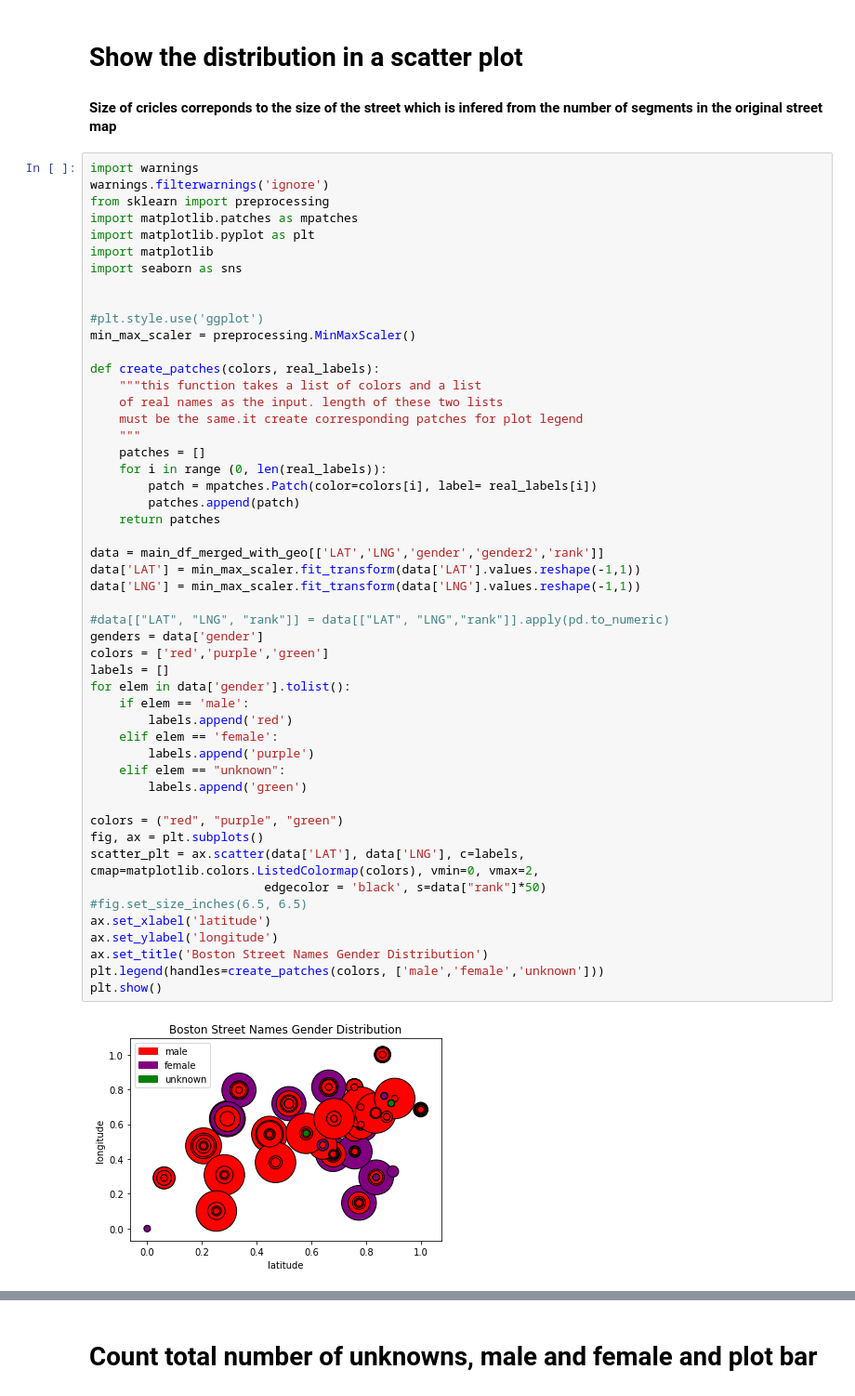
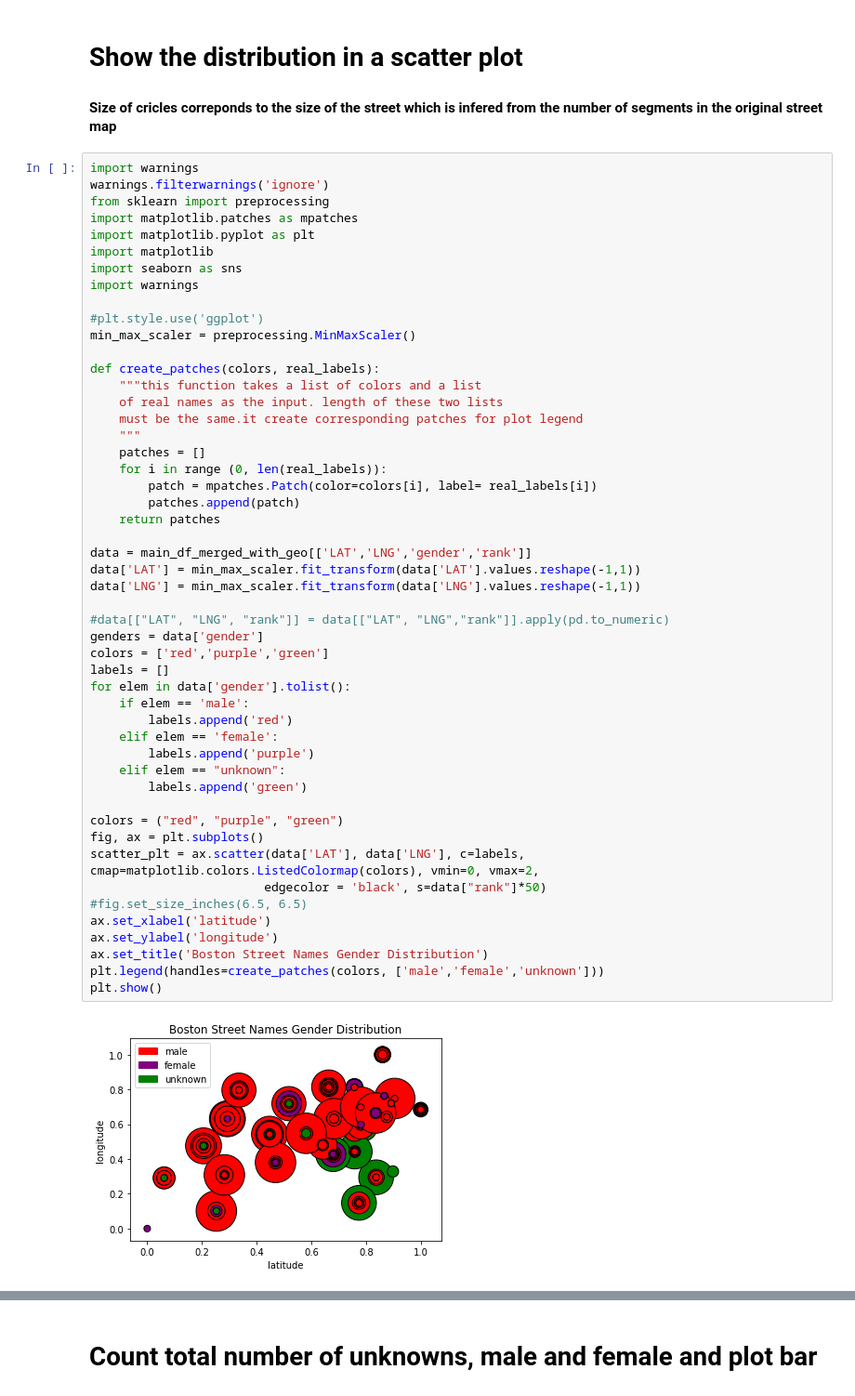
Before and after one commit to asadeg02/506-project, a Jupyter notebook: Untitled.ipynb, the cells around one changed output, grey strips where cells are left out. Shown: that part at 93% size. Saved outputs shown, nothing was run; the diff lists cells and outputs as text.

```diff
--- a/Untitled.ipynb
+++ b/Untitled.ipynb
@@ -209,7 +207,7 @@ import matplotlib.patches as mpatches
 import matplotlib.pyplot as plt
 import matplotlib
 import seaborn as sns
-
+import warnings
 
 #plt.style.use('ggplot')
 min_max_scaler = preprocessing.MinMaxScaler()
@@ -224,32 +222,32 @@ def create_patches(colors, real_labels):
         patch = mpatches.Patch(color=colors[i], label= real_labels[i])
         patches.append(patch)
     return patches
 
-data = main_df_merged_with_geo[['LAT','LNG','gender','gender2','rank']]
+data = main_df_merged_with_geo[['LAT','LNG','gender','rank']]
 data['LAT'] = min_max_scaler.fit_transform(data['LAT'].values.reshape(-1,1))
 data['LNG'] = min_max_scaler.fit_transform(data['LNG'].values.reshape(-1,1))
 
 #data[["LAT", "LNG", "rank"]] = data[["LAT", "LNG","rank"]].apply(pd.to_numeric)
 genders = data['gender']
 colors = ['red','purple','green']
 labels = []
 for elem in data['gender'].tolist():
     if elem == 'male':
         labels.append('red')
     elif elem == 'female':
         labels.append('purple')
     elif elem == "unknown":
         labels.append('green')
 
 colors = ("red", "purple", "green")
 fig, ax = plt.subplots()
 scatter_plt = ax.scatter(data['LAT'], data['LNG'], c=labels, cmap=matplotlib.colors.ListedColormap(colors), vmin=0, vmax=2,
                         edgecolor = 'black', s=data["rank"]*50)
 #fig.set_size_inches(6.5, 6.5)
 ax.set_xlabel('latitude')
 ax.set_ylabel('longitude')
 ax.set_title('Boston Street Names Gender Distribution')
 plt.legend(handles=create_patches(colors, ['male','female','unknown']))
 plt.show()
 # %% [output]
-[figure, old version]
+[figure, new version]
```
Also changed, not shown: parts of 17 cells of this notebook, 6 other files.
